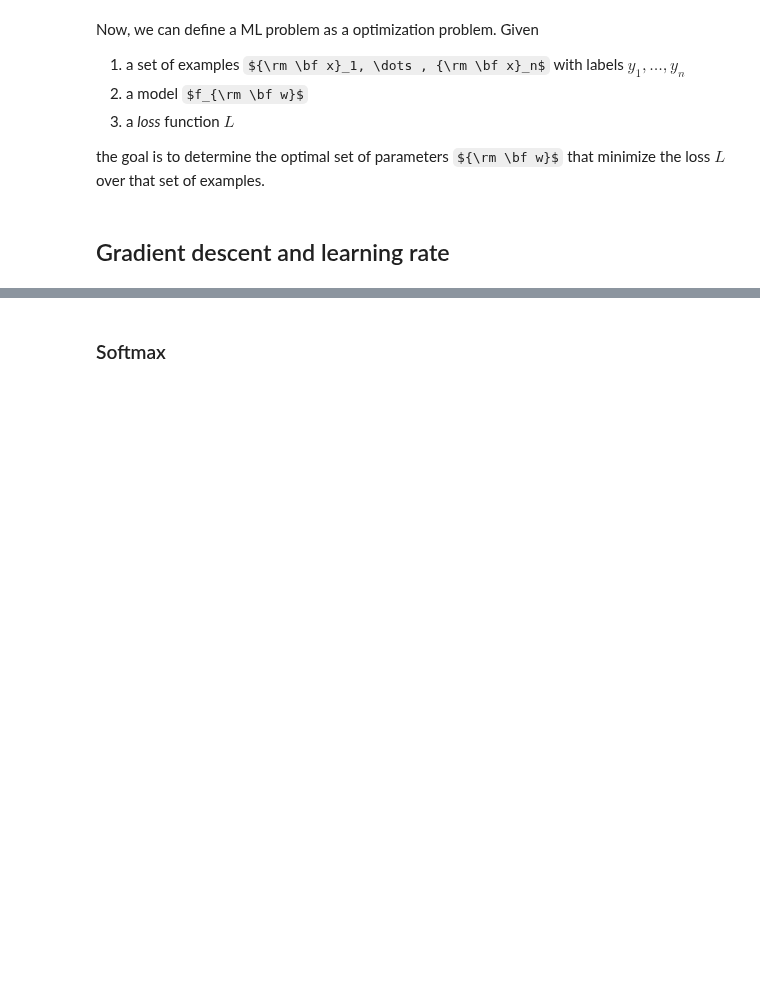
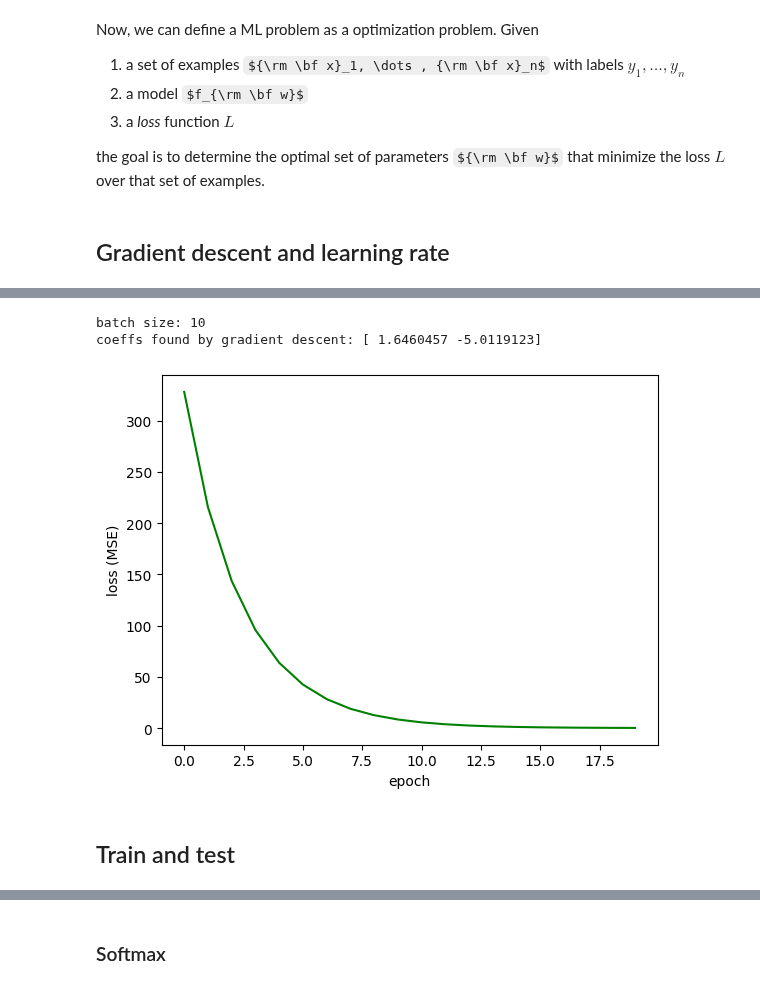
Before and after one commit to isa-ulisboa/greends-pml, a Jupyter notebook: ML_overview_with_examples.ipynb, the cells around one changed output, grey strips where cells are left out. Cells and saved outputs as stored; diff of their text form; code cells hidden in the pictures; some formulas as TeX source; blank space fills up the shorter version.

```diff
--- a/ML_overview_with_examples.ipynb
+++ b/ML_overview_with_examples.ipynb
@@ -298,0 +414,75 @@ where method `sub_` is substraction for weight updating ${\rm \bf w}^{*}:={\rm \
+# %%
+# This example illustrates: gradient descent with PyTorch, train only (no separate validation/test sets), mini-batch, analytic LS regression vs SD
+import matplotlib.pyplot as plt
+import torch
+import numpy as np
+torch.manual_seed(42)
+
+B = 10  # batch size
+step_size = 0.01  # learning rate
+iter = 20  # number epochs
+
+############################################ Creating synthetic data
+# Creating a function f(X) with a slope of -5
+X = torch.arange(-5, 5, 0.1).view(-1, 1)  # view converts to rank-2 tensor with one column
+func = -5 * X + 2
+# Adding Gaussian noise to the function f(X) and saving it in Y
+y = func + 0.4 * torch.randn(X.size())
+
+# shuffle data
+indices = torch.randperm(X.size(0))
+X = X[indices]
+y = y[indices]
+
+####################################################### Gradient Descent
+# initial weights
+coeffs = torch.tensor([-20., -10.]).requires_grad_()
+
+# defining the function for prediction (linear regression)
+def calc_preds(x):
+    return coeffs[0] + coeffs[1] * x
+
+# Computing MSE loss for one batch of examples
+def calc_loss_from_labels(y_pred, y):
+    return torch.mean((y_pred - y) ** 2)
+
+# lists to store losses for each epoch
+training_losses = []
+
+# epochs
+for i in range(iter):
+    # mini-batch gradient descent: weights are updated after each batch
+    for idx_start in np.arange(0, X.shape[0], B):
+        # create batch
+        batch_X = X[idx_start:(idx_start + B), :]
+        batch_y = y[idx_start:(idx_start + B):]
+        # making a prediction in forward pass
+        y_pred = calc_preds(batch_X)
+        # calculating the loss between predicted and actual values
+        loss = calc_loss_from_labels(y_pred, batch_y)
+        # compute gradient
+        loss.backward()
+        with torch.no_grad():
+            # update coeffs
+            coeffs.sub_(coeffs.grad * step_size)
+            # zero gradients (because they add up)
+            coeffs.grad.zero_()
+
+    # calculate loss on training data for this epoch
+    y_pred_train = calc_preds(X)
+    train_loss = calc_loss_from_labels(y_pred_train, y).item() # item returns the value of the tensor as a standard Python number.
+    training_losses.append(train_loss)
+
+print('batch size:', B)
+print('coeffs found by gradient descent:', coeffs.detach().numpy()) #coeffs.requires_grad_(False))
+# plot training losses along epochs
+plt.plot(training_losses, '-g')
+plt.xlabel('epoch')
+plt.ylabel('loss (MSE)')
+plt.show()
+# %% [output]
+batch size: 10
+coeffs found by gradient descent: [ 1.6460457 -5.0119123]
+[figure, added]
+# %% [markdown]
+## Train and test
```
Also changed, not shown: parts of 13 cells of this notebook.
